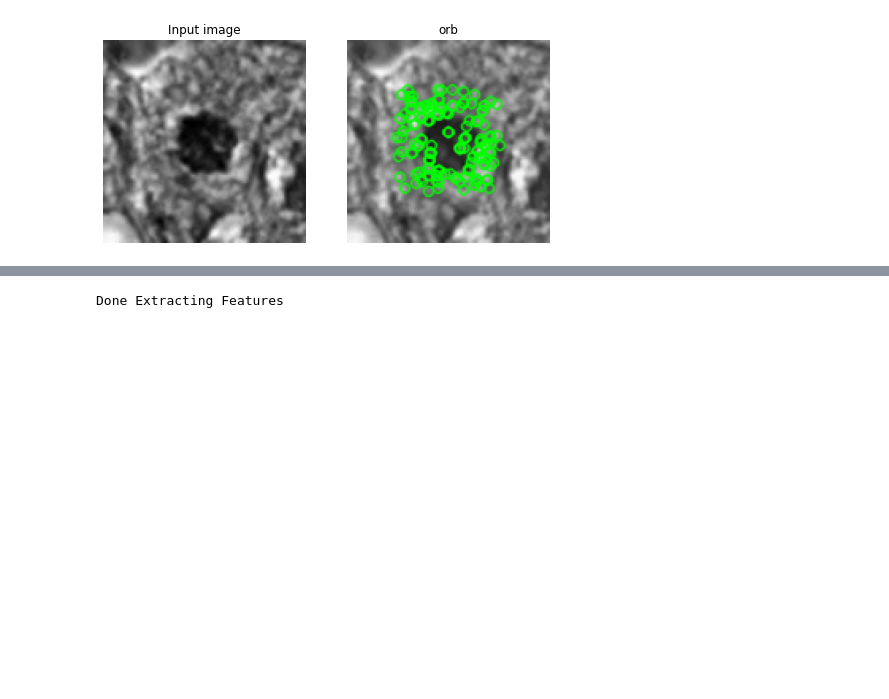
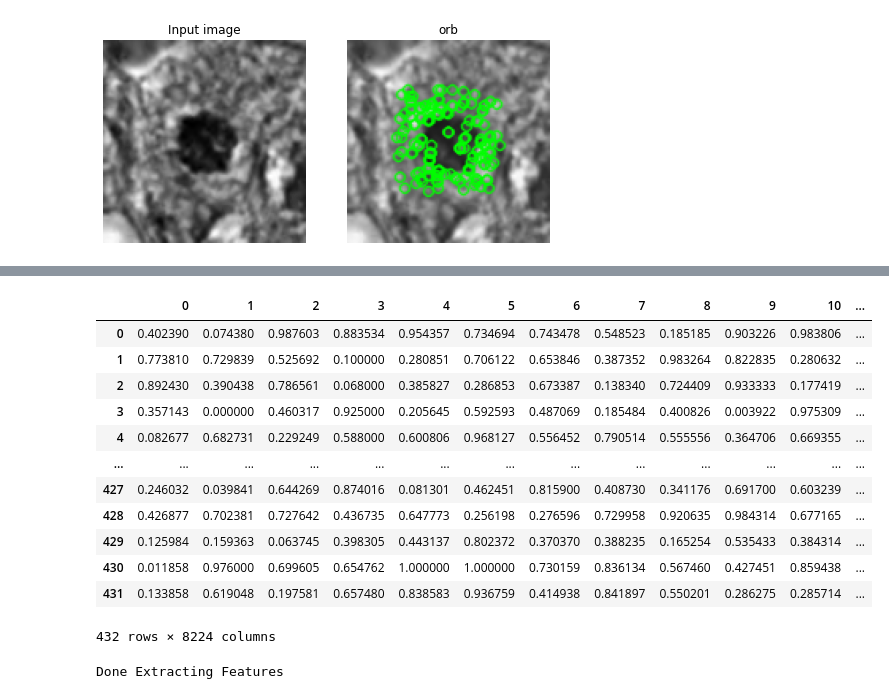
Before and after one commit to suchith1012/Mitosis-detection-based-on-features-from-breast-cancer-histology-slide-images, a Jupyter notebook: Code/Thesis.ipynb, the cells around one changed output, grey strips where cells are left out. Drawn from its saved outputs; the diff is of its cells as text; code cells hidden in the pictures; blank space fills up the shorter version.

```diff
--- a/Code/Thesis.ipynb
+++ b/Code/Thesis.ipynb
@@ -807,2 +860,19 @@ Total feature extracted from the each image 4992
+# %%
+orb_df = pd.DataFrame(Array_orb)
+orb_df
+# %% [output]
+|  | 0 | 1 | 2 | 3 | 4 | 5 | 6 | 7 | 8 | 9 | 10 | ... |
+| 0 | 0.402390 | 0.074380 | 0.987603 | 0.883534 | 0.954357 | 0.734694 | 0.743478 | 0.548523 | 0.185185 | 0.903226 | 0.983806 | ... |
+| 1 | 0.773810 | 0.729839 | 0.525692 | 0.100000 | 0.280851 | 0.706122 | 0.653846 | 0.387352 | 0.983264 | 0.822835 | 0.280632 | ... |
+| 2 | 0.892430 | 0.390438 | 0.786561 | 0.068000 | 0.385827 | 0.286853 | 0.673387 | 0.138340 | 0.724409 | 0.933333 | 0.177419 | ... |
+| 3 | 0.357143 | 0.000000 | 0.460317 | 0.925000 | 0.205645 | 0.592593 | 0.487069 | 0.185484 | 0.400826 | 0.003922 | 0.975309 | ... |
+| 4 | 0.082677 | 0.682731 | 0.229249 | 0.588000 | 0.600806 | 0.968127 | 0.556452 | 0.790514 | 0.555556 | 0.364706 | 0.669355 | ... |
+| ... | ... | ... | ... | ... | ... | ... | ... | ... | ... | ... | ... | ... |
+| 427 | 0.246032 | 0.039841 | 0.644269 | 0.874016 | 0.081301 | 0.462451 | 0.815900 | 0.408730 | 0.341176 | 0.691700 | 0.603239 | ... |
+| 428 | 0.426877 | 0.702381 | 0.727642 | 0.436735 | 0.647773 | 0.256198 | 0.276596 | 0.729958 | 0.920635 | 0.984314 | 0.677165 | ... |
+| 429 | 0.125984 | 0.159363 | 0.063745 | 0.398305 | 0.443137 | 0.802372 | 0.370370 | 0.388235 | 0.165254 | 0.535433 | 0.384314 | ... |
+| 430 | 0.011858 | 0.976000 | 0.699605 | 0.654762 | 1.000000 | 1.000000 | 0.730159 | 0.836134 | 0.567460 | 0.427451 | 0.859438 | ... |
+| 431 | 0.133858 | 0.619048 | 0.197581 | 0.657480 | 0.838583 | 0.936759 | 0.414938 | 0.841897 | 0.550201 | 0.286275 | 0.285714 | ... |
+432 rows × 8224 columns
 # %%
 temp=ptoa(Array_orb)
```
Also changed, not shown: parts of 126 cells of this notebook.
